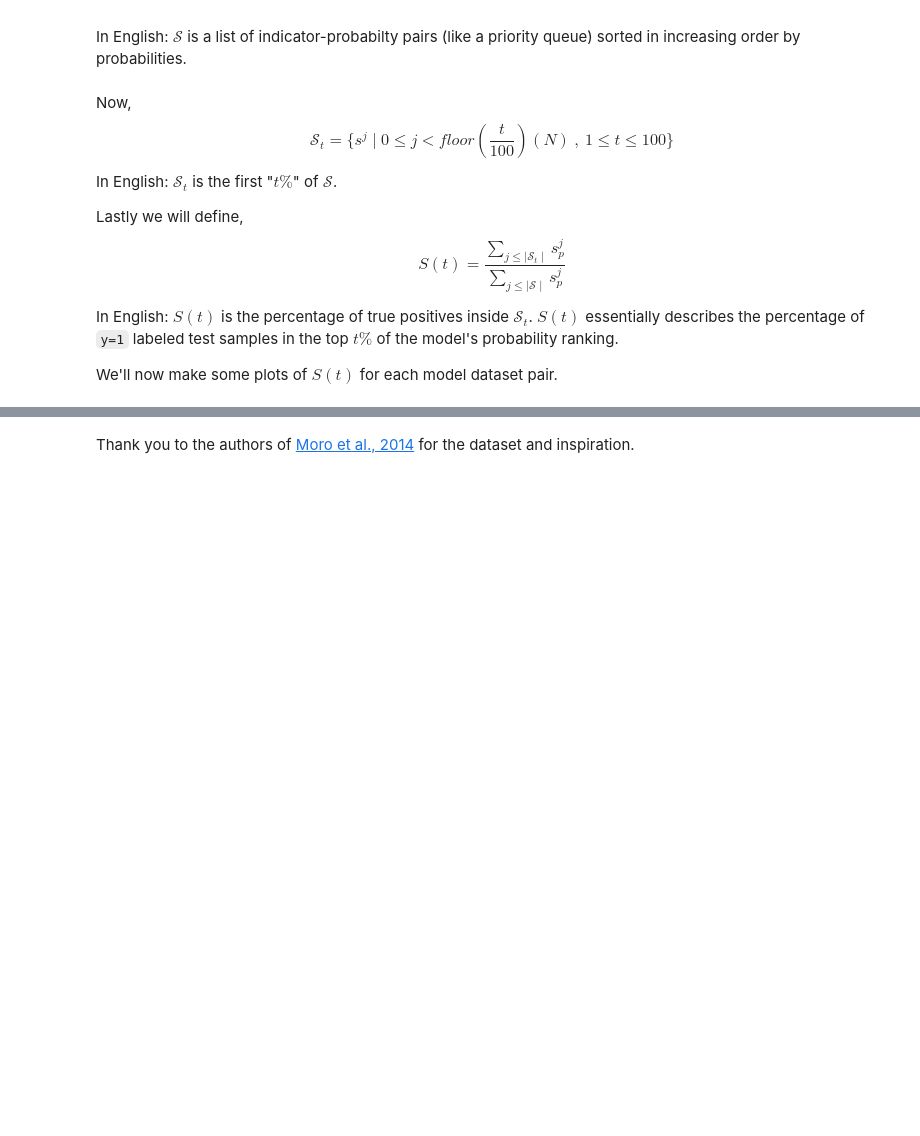
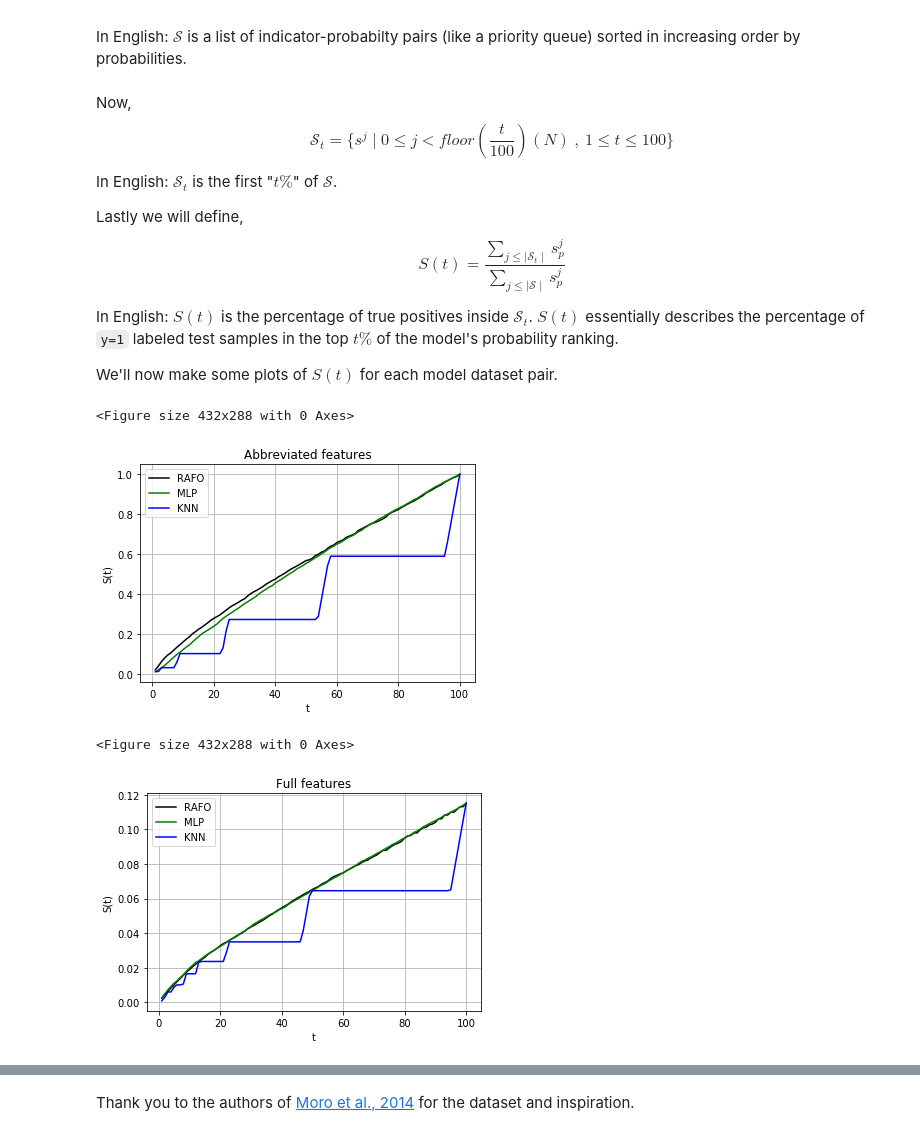
Before and after one commit to jakeypakey/telemarket_data, a Jupyter notebook: data_explore.ipynb, the cells around one changed output, grey strips where cells are left out. Drawn from its saved outputs; the diff is of its cells as text; code cells hidden in the pictures; blank space fills up the shorter version.

```diff
--- a/data_explore.ipynb
+++ b/data_explore.ipynb
@@ -146,8 +146,8 @@ The followind models are then run on both sets:<br>
 [<code>sklearn.ensemble.RandomForestClassifier</code>](https://scikit-learn.org/stable/modules/generated/sklearn.ensemble.RandomForestClassifier.html)<br>
 [<code>sklearn.neural_network.MLPClassifier</code>](https://scikit-learn.org/stable/modules/generated/sklearn.neural_network.MLPClassifier.html)<br>
 # %%
-numTrees = 1 #rafo trees
-maxIter = 1 #for MLP
+numTrees = 1000 #rafo trees
+maxIter = 1000 #for MLP
 k = 9 #neighbors for knn
 
 
@@ -183,7 +183,7 @@ The models are run and relavent information stored.
 accumulator = []
 results = {key:dict({ke:None for ke in ['probabilities','predictions']}) for key in models.keys()}
 resultsScaled = {key:dict({ke:None for ke in ['probabilities','predictions']}) for key in modelsScaled.keys()}
-totalIterations = 1
+totalIterations = 5
 testLabels = [None for _ in range(totalIterations)]
 testLabelsA = [None for _ in range(totalIterations)]
 for i in range(totalIterations):
@@ -249,8 +261,8 @@ running KNN
 ### Tallying up results
 Finally, we tally the information.
 # %%
-tallys = {key:np.empty((2,2,2,0),dtype='float64') for key in models.keys()}
-tallysS = {key:np.empty((2,2,2,0),dtype='float64') for key in modelsScaled.keys()}
+tallys = {key:np.empty((2,2,2,0),dtype='float64').tolist() for key in models.keys()}
+tallysS = {key:np.empty((2,2,2,0),dtype='float64').tolist() for key in modelsScaled.keys()}
 for entry,tLabels,tLabelsA in zip(accumulator,testLabels,testLabelsA):
     for key in results.keys():
         results = entry[0]
@@ -261,18 +273,7 @@ for entry,tLabels,tLabelsA in zip(accumulator,testLabels,testLabelsA):
         for labels,predictions,predictionsS in zip([tLabels,tLabelsA],results[key]['predictions'],resultsScaled[key]['predictions']):
             i=0
             for test,pred,predS in zip(labels,predictions,predictionsS):
-                    print(tallys[key][j][int(test)][int(pred)])
-                    print(results[key]['probabilities'][j][i])
-                    print(np.append(tallys[key][j][int(test)][int(pred)],results[key]['probabilities'][j][i]))
-                    #print(np.append(tallys[key][j][int(test)][int(pred)],results[key]['probabilities'][j][i]))
-                    tallys[key][j][int(test)][int(pred)] = [[np.append(tallys[key][j][int(test)][int(pred)],results[key]['probabilities'][j][i])]]
-                    print(tallys[key][j][int(test)][int(pred)])
-                    print('---------__')
-                    break
-                    #np.append(tallys[key][j][int(test)][int(pred)],results[key]['probabilities'][j][i])
-                    tallysS[key][j][int(test)][int(predS)] = np.append(tallysS[key][j][int(test)][int(pred)],[resultsScaled[key]['probabilities'][j][i]])
+                    tallys[key][j][int(test)][int(predS)].append(results[key]['probabilities'][j][i])
+                    tallysS[key][j][int(test)][int(predS)].append(resultsScaled[key]['probabilities'][j][i])
                     i+=1
             j+=1
-for i in range(2):
-    for j in range(2):
-        print(len(tallys['RAFO'][0][i][j]))
@@ -378,31 +357,36 @@ We'll now make some plots of $S(t)$ for each model dataset pair.
 #array to study
 s = {key:[None,None] for key in tallys.keys()}
 points ={key: [None,None] for key in tallys.keys()}
-totals = [sum(testLabels),sum(testLabelsA)]
+totals = [sum([sum(testLabels[i]) for i in range(totalIterations)]),sum([len(testLabelsA[i]) for i in range(totalIterations)])]
 ##TODO:: SOMEHOW THE NUMBER OF TRUE POSITIVES IS DIFFERENT PER MODEL, THIS SHOULD NOT BE THE CASE
 for key in tallys.keys():
     for i in range(2):
         #take true positives out, most important
         positives = np.append([tp for tp in tallys[key][i][1][1]],[fn for fn in tallys[key][i][1][0]])
         #take count of totals while convenient
         #take false positives, true negatives OUT
         others = np.append([tn for tn in tallys[key][i][0][0]],[fp for fp in tallys[key][i][0][1]])
         #add true positives to S
         positives = [ (1,prob) for prob in positives ]
         others = [ (0,prob) for prob in others ]
         #get final array
         s[key][i] = sorted(np.concatenate((others,positives)),key=lambda key_value: key_value[1],reverse=True)
         points[key][i] = [(t,proc.S(s[key][i],t,totals[i])) for t in range(1,101)]
         #generate points for graphing
 for i in range(2):
     #genrate set of 100 points, t S(t) pairs for each model/dataset pair
     plt.figure(figureCount)
     figureCount+=1
     fig, ax = plt.subplots()
     for key,color in zip(points.keys(),['black','green','blue']):
         ax.plot([point[0] for point in points[key][i]],[point[1] for point in points[key][i]],color,label=key)
         ax.set(xlabel='t', ylabel='S(t)',title=('Full features' if i==1 else 'Abbreviated features'))
     ax.grid()
     ax.legend()
     fig.savefig("S(t)_{}_{}.png".format(key,i))
     plt.show()
+# %% [output]
+<Figure size 432x288 with 0 Axes>
+[figure, added]
+<Figure size 432x288 with 0 Axes>
+[figure, added]
```
Also changed, not shown: parts of 8 cells of this notebook.
